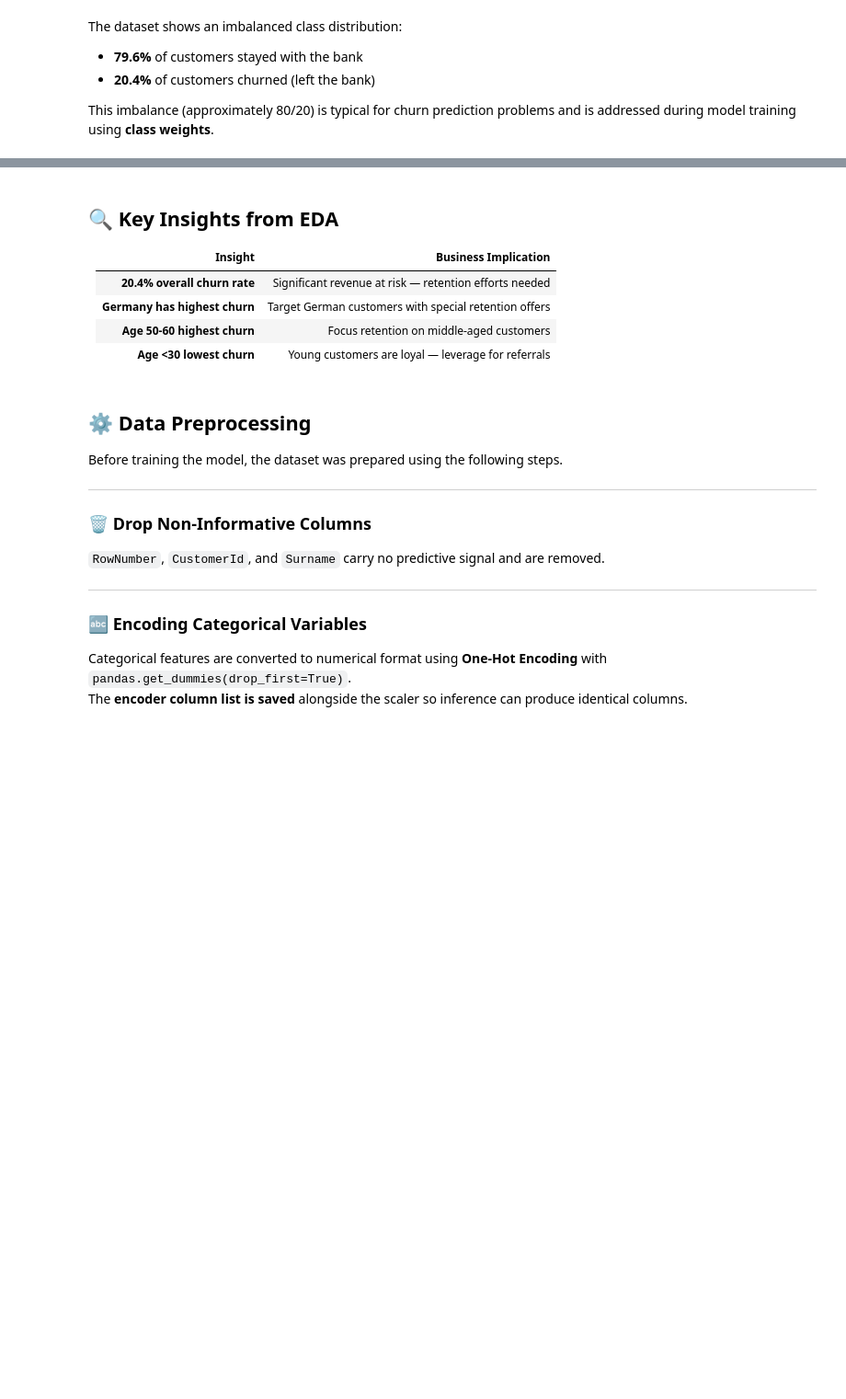
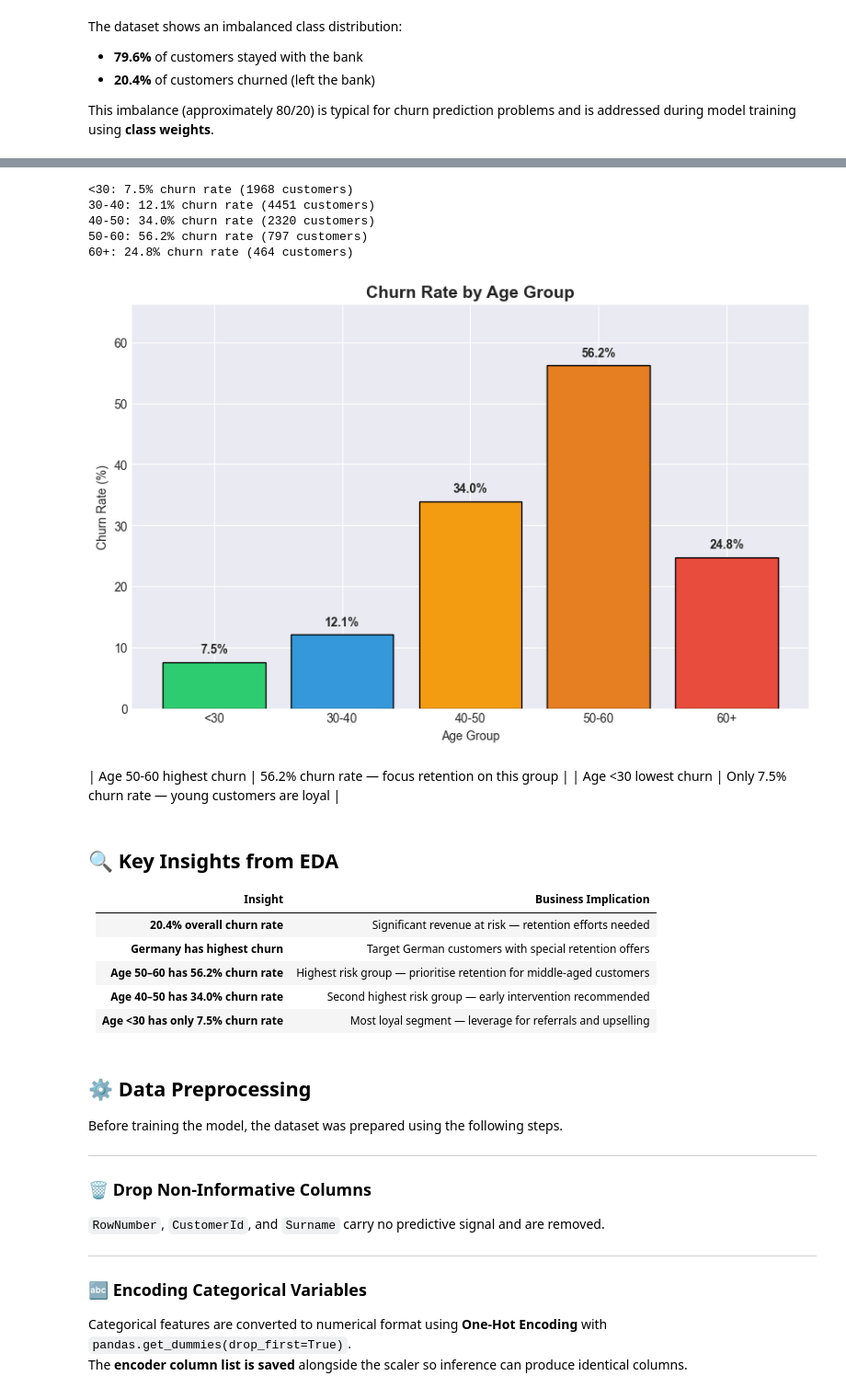
Before and after one commit to mysticalayushi/Customer-Churn-Prediction, a Jupyter notebook: notebooks/churn_analysis.ipynb, the cells around one changed output, grey strips where cells are left out. Shown at 92% size. Cells and saved outputs as stored; diff of their text form; code cells hidden in the pictures; blank space fills up the shorter version.

```diff
--- a/notebooks/churn_analysis.ipynb
+++ b/notebooks/churn_analysis.ipynb
@@ -137,37 +185,44 @@ print(f"Non-Germany churn rate: {non_germany_churn:.1f}%")
 # %%
 # ── EDA Plot 3: Age group vs churn ──────────────────────────────────────────
 df_age = df.copy()
 df_age['Age_group'] = pd.cut(
     df_age['Age'],
     bins=[0, 30, 40, 50, 60, 100],
     labels=['<30', '30-40', '40-50', '50-60', '60+']
 )
 
 age_groups      = ['<30', '30-40', '40-50', '50-60', '60+']
 age_churn_rates = []
 
 for ag in age_groups:
     grp        = df_age[df_age['Age_group'] == ag]
     rate       = grp['Exited'].mean() * 100
     age_churn_rates.append(rate)
     print(f"{ag}: {rate:.1f}% churn rate ({len(grp)} customers)")
 
 colors = ['#2ecc71', '#3498db', '#f39c12', '#e67e22', '#e74c3c']
 plt.figure(figsize=(10, 6))
 bars = plt.bar(age_groups, age_churn_rates, color=colors, edgecolor='black')
 plt.title('Churn Rate by Age Group', fontsize=14, fontweight='bold')
 plt.xlabel('Age Group')
 plt.ylabel('Churn Rate (%)')
-plt.ylim(0, 50)
+plt.ylim(0, max(age_churn_rates) + 10)  # dynamic — always fits the tallest bar
 
 for bar in bars:
     h = bar.get_height()
-    plt.text(bar.get_x() + bar.get_width()/2., h + 1,
+    plt.text(bar.get_x() + bar.get_width()/2., h + 1.5,
              f'{h:.1f}%', ha='center', fontweight='bold')
 plt.show()
-
-print(f"\n👉 Highest churn age group: {age_groups[np.argmax(age_churn_rates)]} "
-      f"({max(age_churn_rates):.1f}%)")
+# %% [output]
+<30: 7.5% churn rate (1968 customers)
+30-40: 12.1% churn rate (4451 customers)
+40-50: 34.0% churn rate (2320 customers)
+50-60: 56.2% churn rate (797 customers)
+60+: 24.8% churn rate (464 customers)
+[figure, added]
+# %% [markdown]
+| Age 50-60 highest churn | 56.2% churn rate — focus retention on this group |
+| Age <30 lowest churn    | Only 7.5% churn rate — young customers are loyal |
 # %% [markdown]
 ## 🔍 Key Insights from EDA
 
@@ -175,8 +230,9 @@ print(f"\n👉 Highest churn age group: {age_groups[np.argmax(age_churn_rates)]}
 |---------|---------------------|
 | **20.4% overall churn rate** | Significant revenue at risk — retention efforts needed |
 | **Germany has highest churn** | Target German customers with special retention offers |
-| **Age 50-60 highest churn** | Focus retention on middle-aged customers |
-| **Age <30 lowest churn** | Young customers are loyal — leverage for referrals |
+| **Age 50–60 has 56.2% churn rate** | Highest risk group — prioritise retention for middle-aged customers |
+| **Age 40–50 has 34.0% churn rate** | Second highest risk group — early intervention recommended |
+| **Age <30 has only 7.5% churn rate** | Most loyal segment — leverage for referrals and upselling |
 # %% [markdown]
 ## ⚙️ Data Preprocessing
 
```
Also changed, not shown: parts of 21 cells of this notebook.
